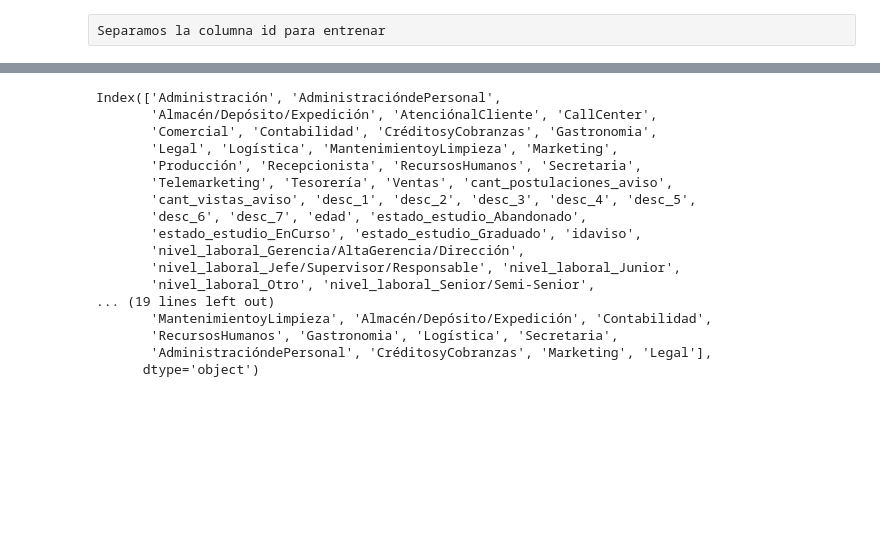
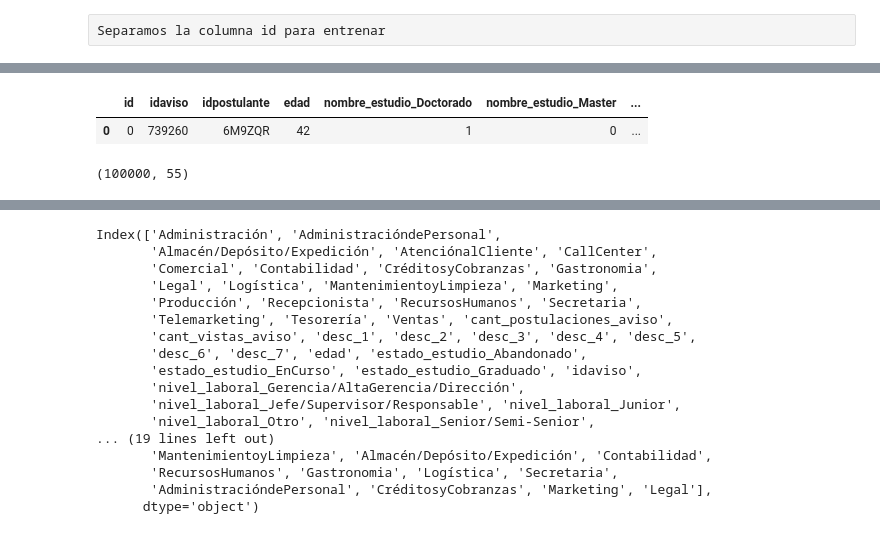
Before and after one commit to tbotalla/Datos1Q2018, a Jupyter notebook: parte2/Predictions.ipynb, the cells around one changed output, grey strips where cells are left out. Saved outputs shown, nothing was run; the diff lists cells and outputs as text; code cells hidden in the pictures; blank space fills up the shorter version.

```diff
--- a/parte2/Predictions.ipynb
+++ b/parte2/Predictions.ipynb
@@ -29,0 +66,10 @@ ValueError: not enough values to unpack (expected 2, got 0)
+# %%
+X_test.head(1)
+# %% [output]
+|  | id | idaviso | idpostulante | edad | nombre_estudio_Doctorado | nombre_estudio_Master | ... |
+| 0 | 0 | 739260 | 6M9ZQR | 42 | 1 | 0 | ... |
+# %%
+X_test.drop_duplicates(['idaviso', 'idpostulante'], inplace=True, keep='last')
+X_test.shape
+# %% [output]
+(100000, 55)
```
Also changed, not shown: parts of 55 cells of this notebook, 1 other file.
